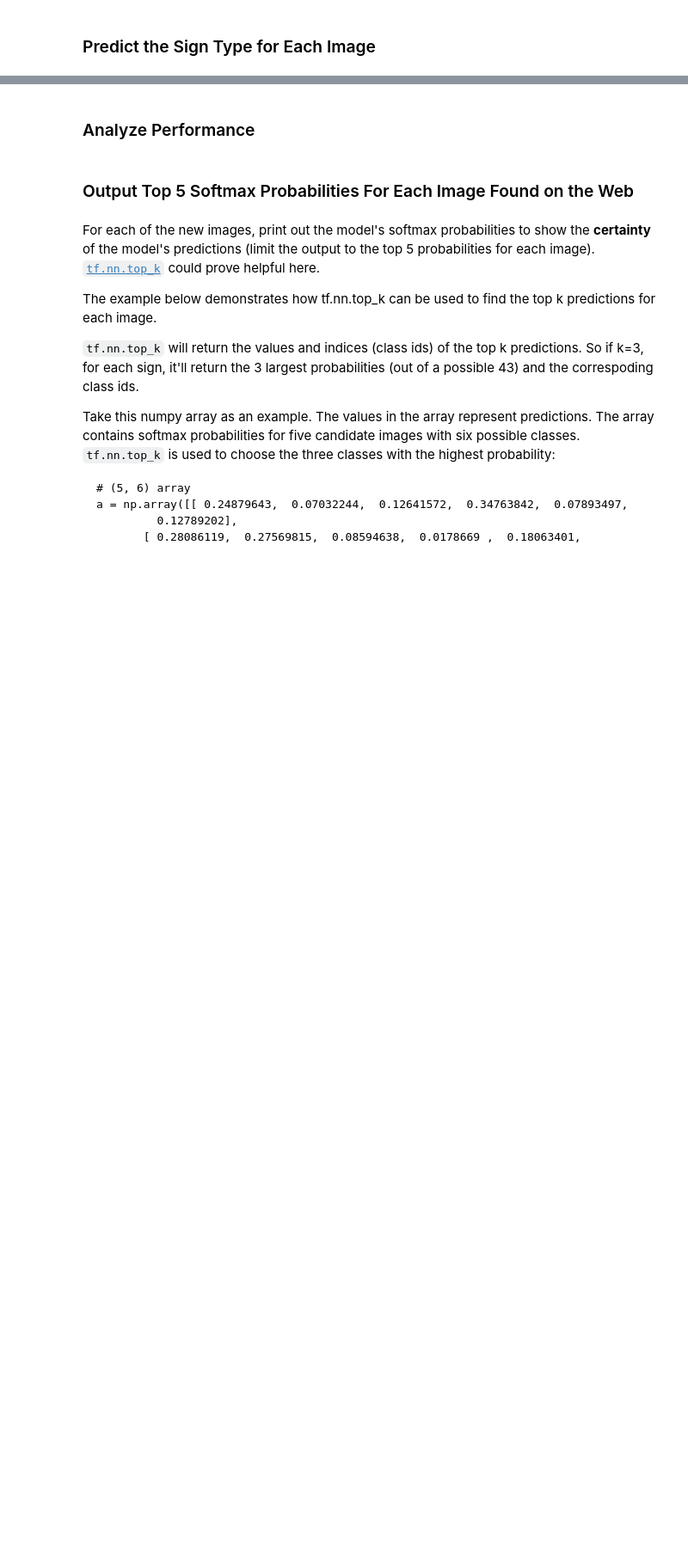
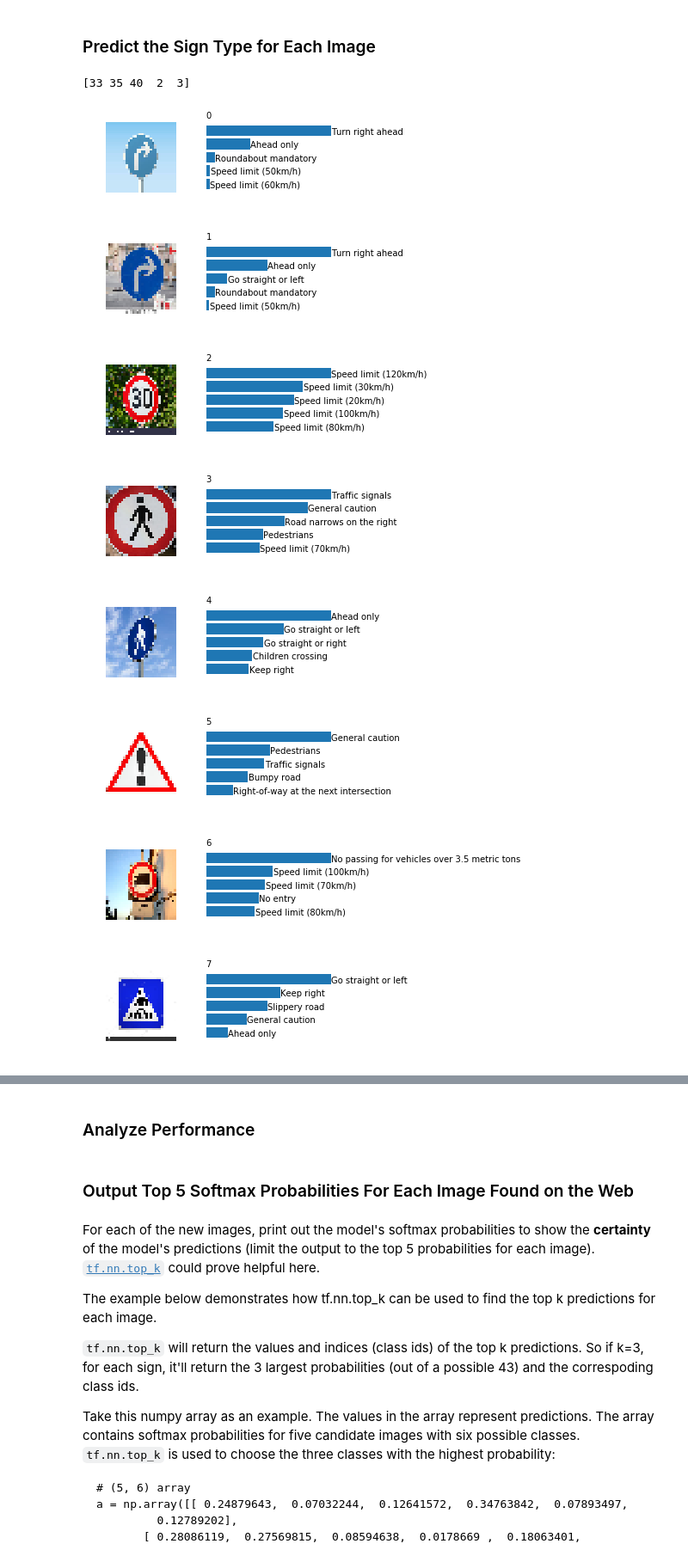
Before and after one commit to MUZUIXIAOHAI/Udacity-P2, a Jupyter notebook: Traffic_Sign_Classifier.ipynb, the cells around one changed output, grey strips where cells are left out. Shown: that part at 86% size. Drawn from its saved outputs; the diff is of its cells as text; code cells hidden in the pictures; blank space fills up the shorter version.

```diff
--- a/Traffic_Sign_Classifier.ipynb
+++ b/Traffic_Sign_Classifier.ipynb
@@ -689,0 +717,43 @@ You may find `signnames.csv` useful as it contains mappings from the class id (i
+# %%
+### Run the predictions here and use the model to output the prediction for each image.
+### Make sure to pre-process the images with the same pre-processing pipeline used earlier.
+### Feel free to use as many code cells as needed.
+
+data_pd = pd.read_csv('signnames.csv')
+
+feed_dict_new = {x: newdata, keep_prob: 1}
+top5 = tf.nn.top_k(logits, 5)
+
+with tf.Session() as sess:
+    saver1.restore(sess=sess, save_path='./model_best_batch')
+
+    top5_pred = sess.run(top5, feed_dict = feed_dict_new)
+
+    msg = " Test_download_acc acc.: {0:>6.1%} "
+    print(top5_pred[1][0])
+
+
+
+for i in range(len(newdata)):
+    plt.figure(figsize = (5, 1.5))
+    gs = gridspec.GridSpec(1,2,width_ratios=[2, 3])
+    plt.subplot(gs[0])
+    plt.imshow(newdata[i]+.5)
+    plt.axis('off')
+    plt.subplot(gs[1])
+    plt.barh(6-np.arange(5),top5_pred[0][i], align='center')
+    for i_label in range(5):
+        plt.text(top5_pred[0][i][i_label]+.02, 6-i_label-.25,data_pd['SignName'][top5_pred[1][i][i_label]])
+    plt.axis('off')
+    plt.text(0,6.95,i)
+    plt.show()
+# %% [output]
+[33 35 40  2  3]
+[figure, added]
+[figure, added]
+[figure, added]
+[figure, added]
+[figure, added]
+[figure, added]
+[figure, added]
+[figure, added]
```
Also changed, not shown: parts of 17 cells of this notebook.
